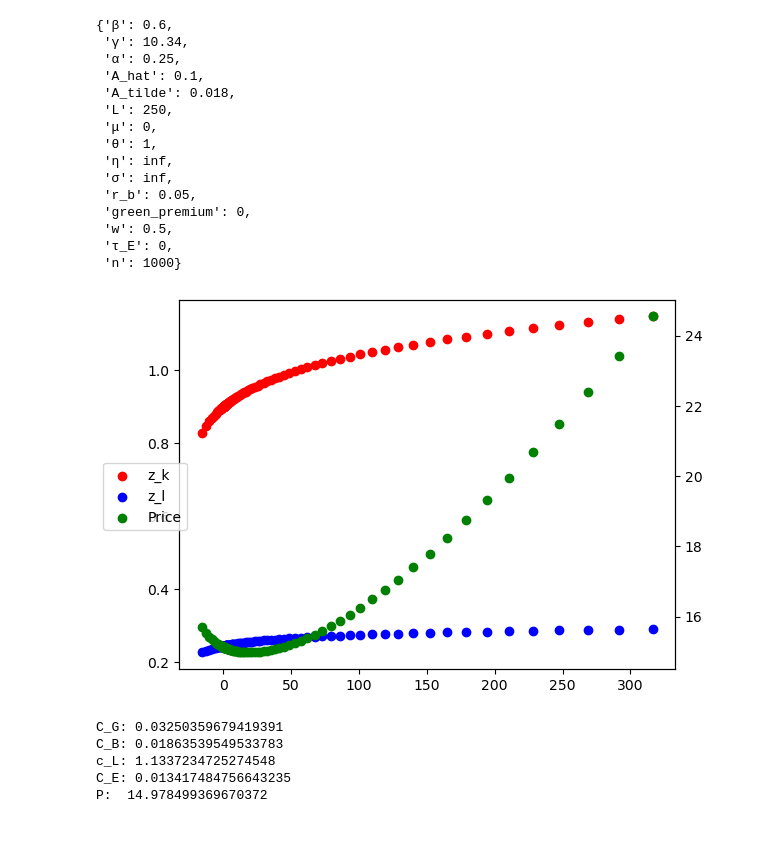
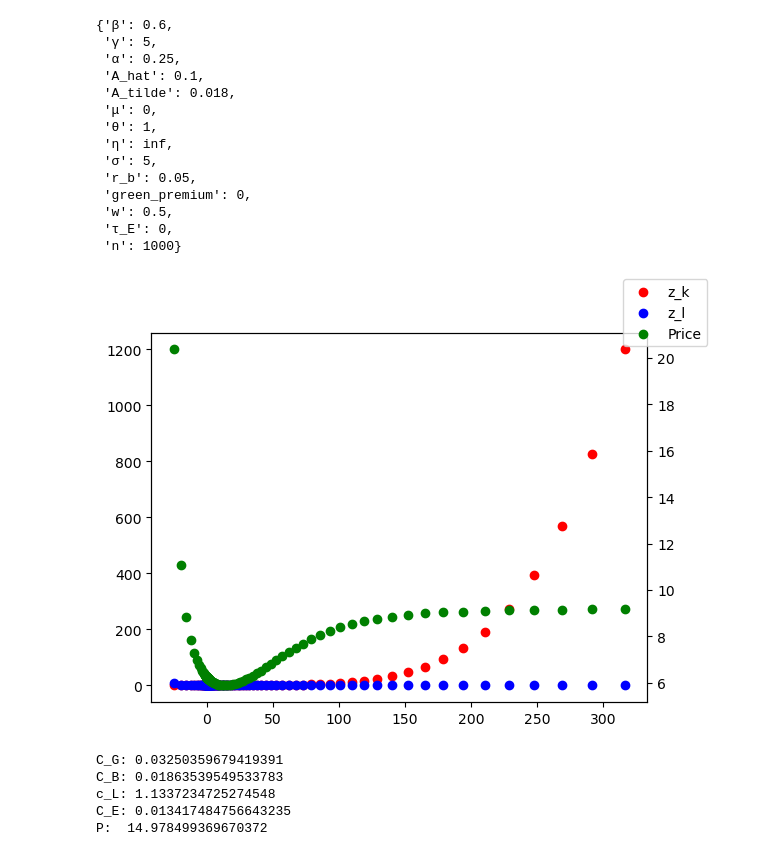
Before and after one commit to mortezaaghajanzadeh/Resource-Reallocation, a Jupyter notebook: code/test.ipynb, the cells around one changed output. Drawn from its saved outputs; the diff is of its cells as text; code cells hidden in the pictures.

```diff
--- a/code/test.ipynb
+++ b/code/test.ipynb
@@ -68,34 +182,16 @@ def CES_aggregator(array,σ):
 # %%
-params = {
-    'β': 0.6,
-    'γ': 10.34,
-    'α': 0.25,
-    'A_hat': 0.1,
-    'A_tilde': 0.018,
-    'L': 250,
-    'μ': 0,
-    'θ': 1,
-    'η': np.inf,
-    'σ': np.inf,
-    'r_b': 0.05,
-    'green_premium': 0,
-    'w': 0.500, # MSEK
-    'τ_E': 0, # per ton
-    'n': int(1e3)}
 
-# CO2 Emission is 13800 Kton
-# Labor 500 TSEK
+z_k,z_l,l,Y,p, intensity, emission = ratios_gen(parameters)
+print("z_k: ",z_k,"\nz_l: ",z_l,"\nprice: ",p,"\nlabor: ",l)
+print("intensity: (KG/SEK) ",function_intensity(params['A_tilde'],params['A_hat'],params['α'],params['γ'],z_l,z_k,params['β']))
+print("production: (MSEK)",production_function(params['A_hat'],params['β'],z_l,l))
+print("emission: (ton)",function_intensity(params['A_tilde'],params['A_hat'],params['α'],params['γ'],z_l,z_k,params['β']) * production_function(params['A_hat'],params['β'],z_l,l))
 
+##
+print("-"*50)
+##
 
-z_k = function_z_k(params['α'],params['γ'],params['r_b'], params['green_premium'],params['τ_E'],params['A_tilde'])
-z_l = function_z_l(z_k,params['β'],params['α'],params['γ'],params['w'],params['green_premium'],params['r_b'])
-print("z_k: ",z_k)
-print("z_l: ",z_l)
-print("intensity: (KG/SEK) ",function_intensity(params['A_tilde'],params['A_hat'],params['α'],params['γ'],z_l,z_k,params['β']))
-print("production: (MSEK)",production_function(params['A_hat'],params['β'],z_l,params['L'])/1e3)
-print("emission: (ton)",function_intensity(params['A_tilde'],params['A_hat'],params['α'],params['γ'],z_l,z_k,params['β']) * production_function(params['A_hat'],params['β'],z_l,params['L']))
-print("-"*50)
-emission, production, intensity, _, emission_cost, G_c, B_c = simulate_firms(params['n'],params['A_tilde'],params['A_hat'],params['L'],params['α'],params['γ'],params['r_b'], params['green_premium'],params['τ_E'],params['β'],params['w'],params['σ'])
+emission, production, intensity, _, emission_cost, G_c, B_c,labor = simulate_firms(params['n'],params['A_tilde'],params['A_hat'],params['α'],params['γ'],params['r_b'], params['green_premium'],params['τ_E'],params['β'],params['w'],params['σ'])
 print("Intensity: (KG/SEK)",intensity)
 print("Emission: (MTon) ",emission/1e6)
 print("Production: (BSek) ",production/1e6)
@@ -195,15 +219,14 @@ df
 params
 # %% [output]
 {'β': 0.6,
- 'γ': 10.34,
+ 'γ': 5,
  'α': 0.25,
  'A_hat': 0.1,
  'A_tilde': 0.018,
- 'L': 250,
  'μ': 0,
  'θ': 1,
  'η': inf,
- 'σ': inf,
+ 'σ': 5,
  'r_b': 0.05,
  'green_premium': 0,
  'w': 0.5,
@@ -212,37 +235,37 @@ params
 # %%
 def price_test(input_0,τ_E):
     z_k = function_z_k(input_0['α'],input_0['γ'],input_0['r_b'], input_0['green_premium'],τ_E,input_0['A_tilde'])
     z_l = function_z_l(z_k,input_0['β'],input_0['α'],input_0['γ'],input_0['w'],input_0['green_premium'],input_0['r_b'])
     p = function_price(input_0['A_tilde'],input_0['A_hat'],input_0['α'],input_0['γ'],z_l,z_k,input_0['β'],input_0['w'],input_0['green_premium'],input_0['r_b'],input_0['σ'],τ_E)
     return p,z_k,z_l
 # print()
 params_0 = params.copy()
 params_0['σ'] = 5
-# params_0['γ'] = 2
+# params_0['γ'] = 1100
 x_test = []
 y_test = []
 k_test = []
 l_test = []
 import matplotlib.pyplot as plt
 
-for i in np.append(np.logspace(-1,2.5,100), -np.logspace(-1,1.2,25)):
+for i in np.append(np.logspace(-1,2.5,100), -np.logspace(-1,1.5,25)):
     p,z_k,z_l = price_test(params_0,i*1e2)
     if ~np.isnan(p):
         x_test.append(i)
         y_test.append(p)
         k_test.append(z_k)
         l_test.append(z_l)
 #
 fig, ax1 = plt.subplots()
 
 ax1.scatter( x_test,k_test,color='r',label=False)
 ax1.scatter( x_test,l_test,color='b',label=False)
 ax2 = ax1.twinx()
 ax2.scatter( x_test,y_test,color='g',label=False)
-fig.legend(['z_k','z_l','Price'],loc='center left')
+fig.legend(['z_k','z_l','Price'])
 plt.show()
 # %% [output]
-[figure, old version]
+[figure, new version]
 # %%
 def test_func(params_0):
     z_k = function_z_k(params_0['α'],params_0['γ'],params_0['r_b'], params_0['green_premium'],params_0['τ_E'],params_0['A_tilde'])
```
Also changed, not shown: parts of 6 cells of this notebook, 7 other files.
